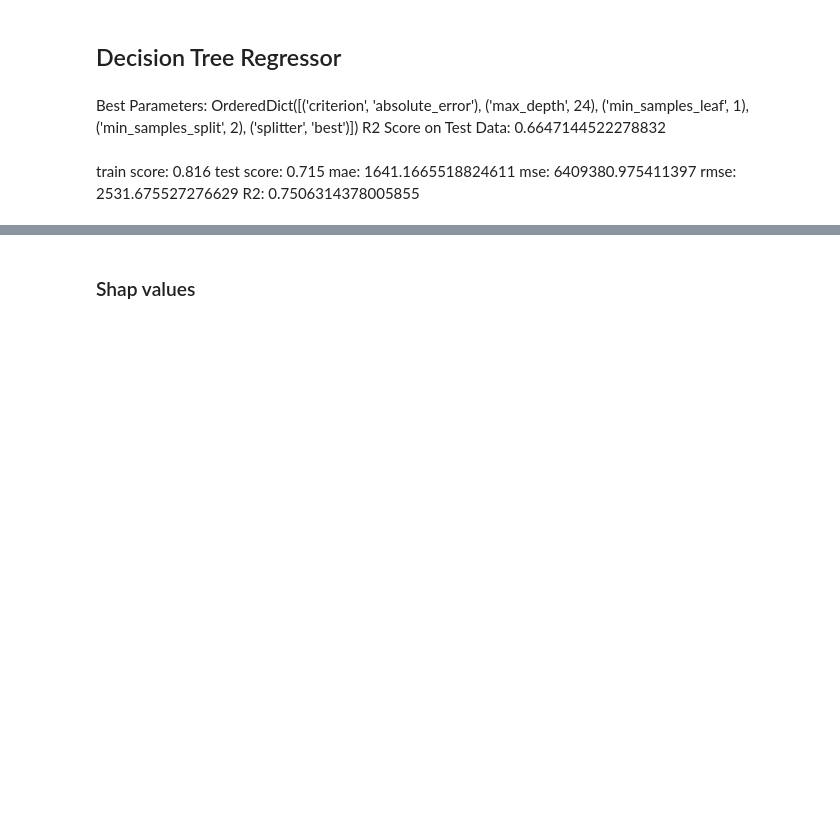
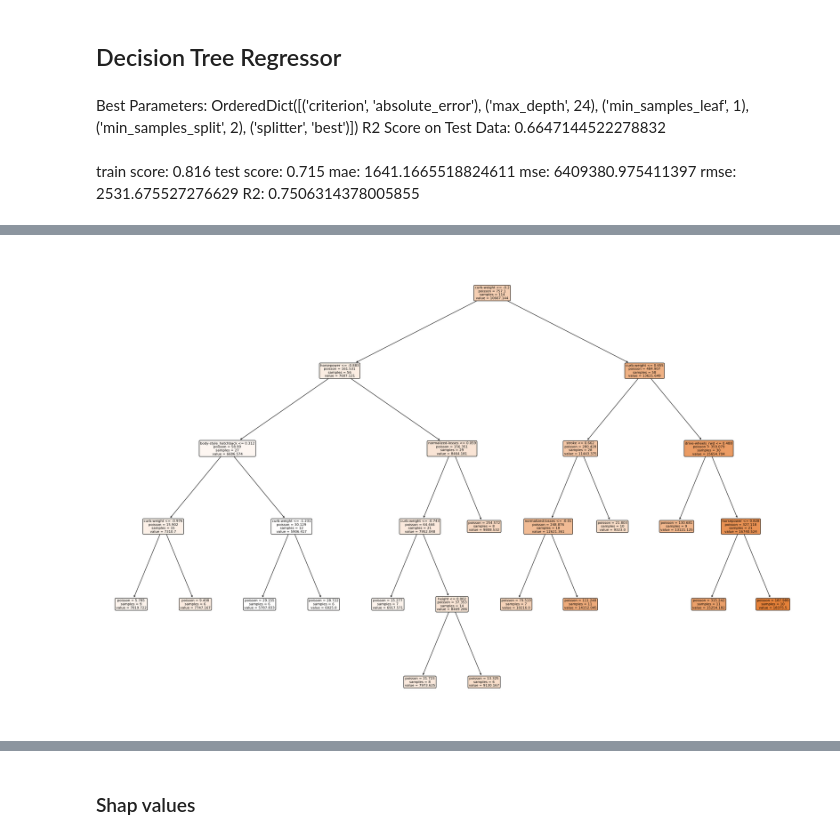
Before and after one commit to KDineva/cars-price-prediction, a Jupyter notebook: car_price_prediction.ipynb, the cells around one changed output, grey strips where cells are left out. Cells and saved outputs as stored; diff of their text form; code cells hidden in the pictures; blank space fills up the shorter version.

```diff
--- a/car_price_prediction.ipynb
+++ b/car_price_prediction.ipynb
@@ -894,3 +934,13 @@ prediction_vs_actual_visuals(test_y=y_test, pred_y=y_pred_dtr)
+# %%
+# DTR Tree visualization
+plt.figure(figsize=(30,20))
+tree.plot_tree(dtr,
+               feature_names=X.columns,
+               fontsize=8,
+               filled=True,
+               rounded=True);
+# %% [output]
+[figure, added]
 # %%
 # Error analysis
 actual_vs_pred_copm, above_treshold, bellow_trehsold = show_error_analysis(
```
Also changed, not shown: parts of 46 cells of this notebook, 13 other files.
